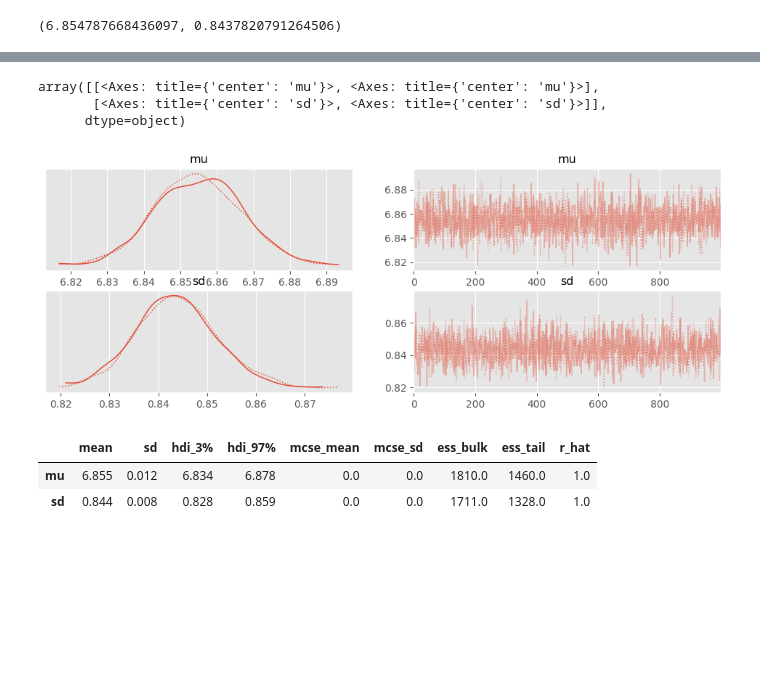
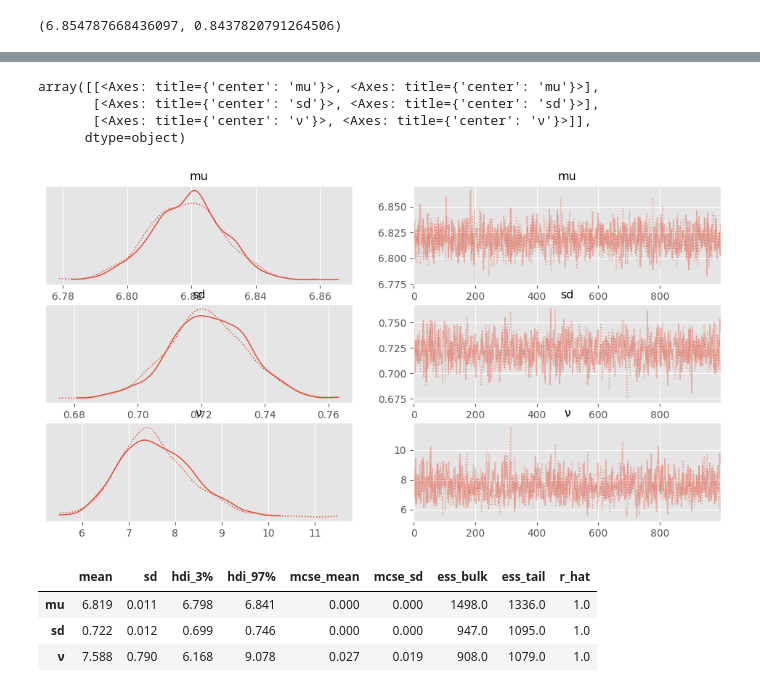
Before and after one commit to fadeeva/probabilistic, a Jupyter notebook: pymc/001.ipynb, the cells around one changed output, grey strips where cells are left out. Cells and saved outputs as stored; diff of their text form; code cells hidden in the pictures; blank space fills up the shorter version.

Commit message:
normal to student

```diff
--- a/pymc/001.ipynb
+++ b/pymc/001.ipynb
@@ -94,23 +94,28 @@ white['fixed acidity'].to_numpy().mean(), white['fixed acidity'].to_numpy().std(
 # %%
 with pm.Model() as white_model:
     mu = pm.Uniform('mu', lower=0, upper=10)
     sd = pm.HalfNormal('sd', sigma=1)
-    y = pm.Normal('y', mu=mu, sigma=sd, observed=white['fixed acidity'].to_numpy())
+    ν = pm.Exponential('ν', 1/30)
+    y = pm.StudentT('y', mu=mu, sigma=sd, nu=ν,
+                    observed=white['fixed acidity'].to_numpy())
+
     trace_w = pm.sample(1000)
 az.plot_trace(trace_w)
 # %% [output]
 [interactive output not drawn]
 [interactive output not drawn]
 array([[<Axes: title={'center': 'mu'}>, <Axes: title={'center': 'mu'}>],
-       [<Axes: title={'center': 'sd'}>, <Axes: title={'center': 'sd'}>]],
+       [<Axes: title={'center': 'sd'}>, <Axes: title={'center': 'sd'}>],
+       [<Axes: title={'center': 'ν'}>, <Axes: title={'center': 'ν'}>]],
       dtype=object)
-[figure, old version]
+[figure, new version]
 # %%
 az.summary(trace_w)
 # %% [output]
 |  | mean | sd | hdi_3% | hdi_97% | mcse_mean | mcse_sd | ess_bulk | ess_tail | r_hat |
-| mu | 6.855 | 0.012 | 6.834 | 6.878 | 0.0 | 0.0 | 1810.0 | 1460.0 | 1.0 |
-| sd | 0.844 | 0.008 | 0.828 | 0.859 | 0.0 | 0.0 | 1711.0 | 1328.0 | 1.0 |
+| mu | 6.819 | 0.011 | 6.798 | 6.841 | 0.000 | 0.000 | 1498.0 | 1336.0 | 1.0 |
+| sd | 0.722 | 0.012 | 0.699 | 0.746 | 0.000 | 0.000 | 947.0 | 1095.0 | 1.0 |
+| ν | 7.588 | 0.790 | 6.168 | 9.078 | 0.027 | 0.019 | 908.0 | 1079.0 | 1.0 |
 # %%
 y_pred_w = pm.sample_posterior_predictive(trace_w, white_model,
                                           extend_inferencedata=True)
```
Also changed, not shown: parts of 5 cells of this notebook.
